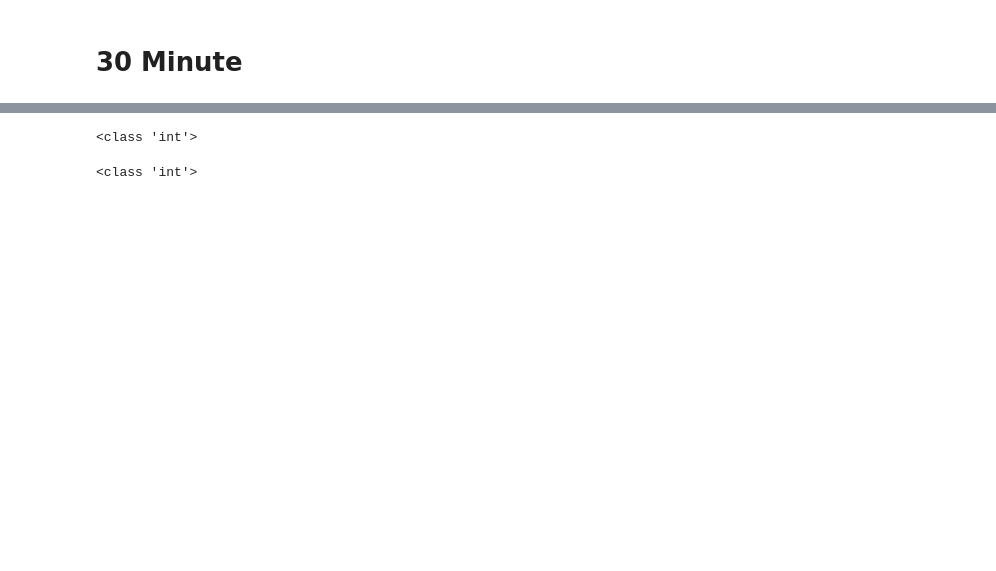
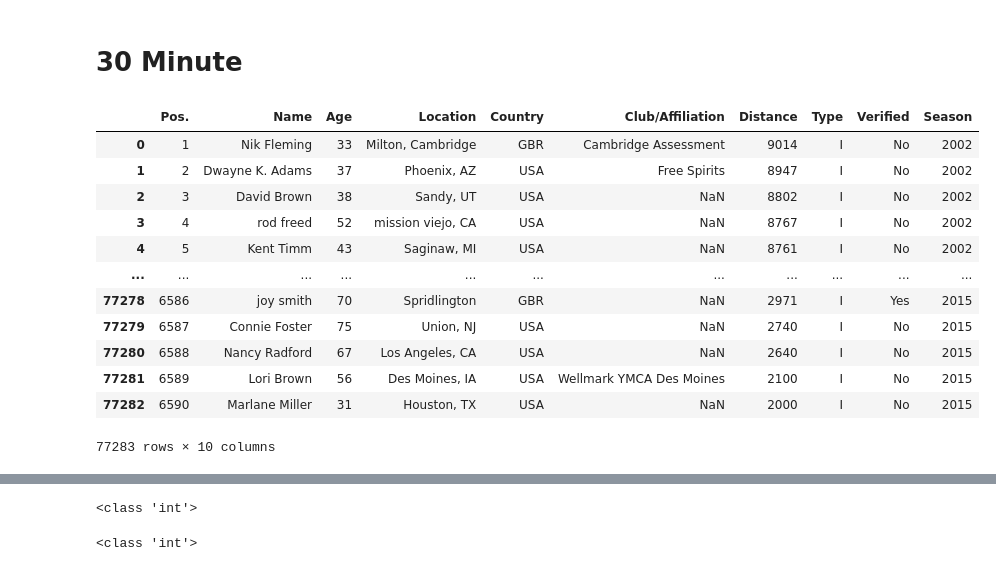
Before and after one commit to JohnShuford/FITDAT, a Jupyter notebook: Notebooks/C2_scrape.ipynb, the cells around one changed output, grey strips where cells are left out. Drawn from its saved outputs; the diff is of its cells as text; code cells hidden in the pictures; blank space fills up the shorter version.

```diff
--- a/Notebooks/C2_scrape.ipynb
+++ b/Notebooks/C2_scrape.ipynb
@@ -733,3 +737,19 @@ test = 6000
+# %%
+thirtymin
+# %% [output]
+|  | Pos. | Name | Age | Location | Country | Club/Affiliation | Distance | Type | Verified | Season |
+| 0 | 1 | Nik Fleming | 33 | Milton, Cambridge | GBR | Cambridge Assessment | 9014 | I | No | 2002 |
+| 1 | 2 | Dwayne K. Adams | 37 | Phoenix, AZ | USA | Free Spirits | 8947 | I | No | 2002 |
+| 2 | 3 | David Brown | 38 | Sandy, UT | USA | NaN | 8802 | I | No | 2002 |
+| 3 | 4 | rod freed | 52 | mission viejo, CA | USA | NaN | 8767 | I | No | 2002 |
+| 4 | 5 | Kent Timm | 43 | Saginaw, MI | USA | NaN | 8761 | I | No | 2002 |
+| ... | ... | ... | ... | ... | ... | ... | ... | ... | ... | ... |
+| 77278 | 6586 | joy smith | 70 | Spridlington | GBR | NaN | 2971 | I | Yes | 2015 |
+| 77279 | 6587 | Connie Foster | 75 | Union, NJ | USA | NaN | 2740 | I | No | 2015 |
+| 77280 | 6588 | Nancy Radford | 67 | Los Angeles, CA | USA | NaN | 2640 | I | No | 2015 |
+| 77281 | 6589 | Lori Brown | 56 | Des Moines, IA | USA | Wellmark YMCA Des Moines | 2100 | I | No | 2015 |
+| 77282 | 6590 | Marlane Miller | 31 | Houston, TX | USA | NaN | 2000 | I | No | 2015 |
+77283 rows × 10 columns
 # %%
 #spinning up a browser to ge the scrape going
 executable_path = {'executable_path': ChromeDriverManager().install()}
```
Also changed, not shown: parts of 9 cells of this notebook, 1 other file.
